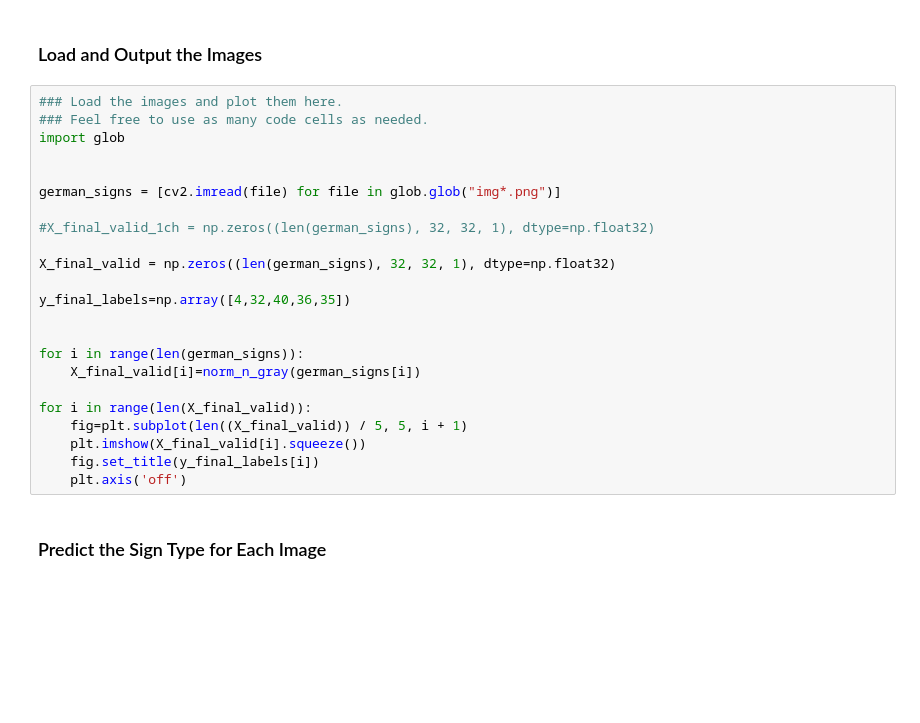
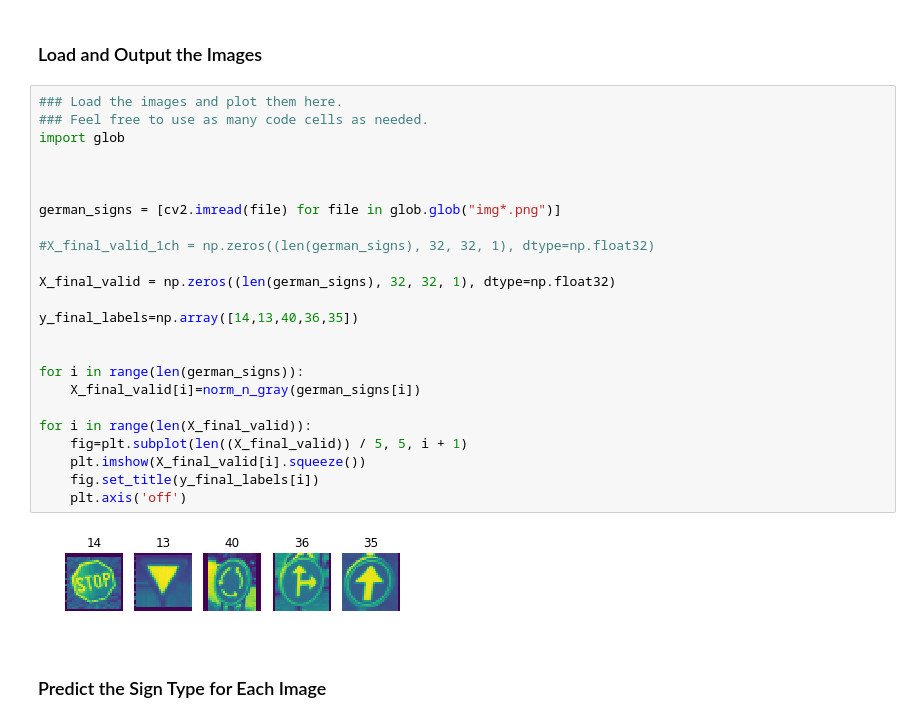
Before and after one commit to GuiBo79/CarND-Traffic-Sign-Classifier-Project, a Jupyter notebook: Traffic_Sign_Classifier.ipynb, the cells around one changed output. Saved outputs shown, nothing was run; the diff lists cells and outputs as text; blank space fills up the shorter version.

```diff
--- a/Traffic_Sign_Classifier.ipynb
+++ b/Traffic_Sign_Classifier.ipynb
@@ -378,26 +451,29 @@ You may find `signnames.csv` useful as it contains mappings from the class id (i
 # %%
 ### Load the images and plot them here.
 ### Feel free to use as many code cells as needed.
 import glob
+
 
 
 german_signs = [cv2.imread(file) for file in glob.glob("img*.png")]
 
 #X_final_valid_1ch = np.zeros((len(german_signs), 32, 32, 1), dtype=np.float32)
 
 X_final_valid = np.zeros((len(german_signs), 32, 32, 1), dtype=np.float32)
 
-y_final_labels=np.array([4,32,40,36,35])
+y_final_labels=np.array([14,13,40,36,35])
 
 
 for i in range(len(german_signs)):
     X_final_valid[i]=norm_n_gray(german_signs[i])
 
 for i in range(len(X_final_valid)):
     fig=plt.subplot(len((X_final_valid)) / 5, 5, i + 1)
     plt.imshow(X_final_valid[i].squeeze())
     fig.set_title(y_final_labels[i])
     plt.axis('off')
+# %% [output]
+[figure, added]
 # %% [markdown]
 ### Predict the Sign Type for Each Image
 # %%
```
Also changed, not shown: parts of 10 cells of this notebook, 3 other files.
